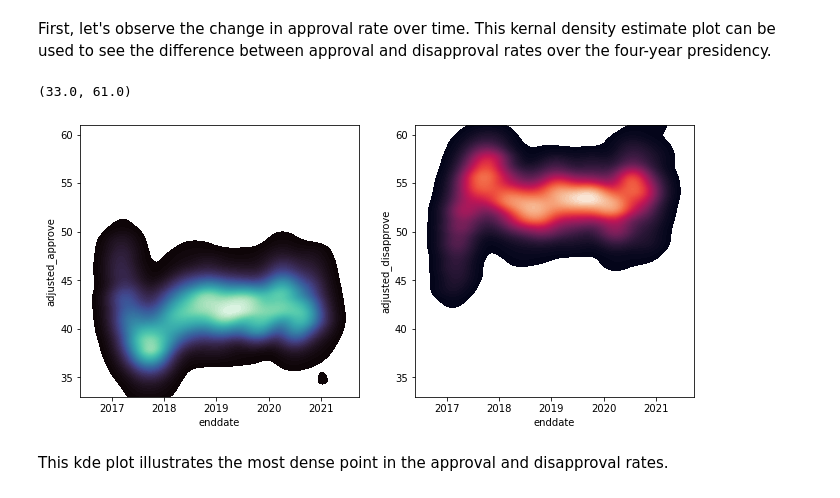
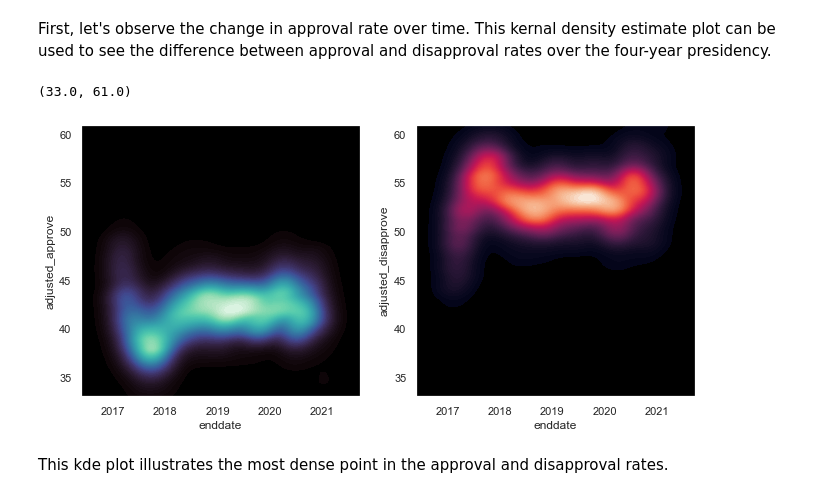
Before and after one commit to anthonyp16/President_Approval_Rate, a Jupyter notebook: Analysis.ipynb, the cells around one changed output. Drawn from its saved outputs; the diff is of its cells as text; code cells hidden in the pictures.

```diff
--- a/Analysis.ipynb
+++ b/Analysis.ipynb
@@ -159,16 +159,16 @@ df_ev_rate.head()
 First, let's observe the change in approval rate over time. This kernal density estimate plot can be used to see the difference between approval and disapproval rates over the four-year presidency.
 # %%
 f, axes = plt.subplots(1, 2, figsize=(11,5))
-#sns.set(rc={'axes.facecolor': 'black', 'grid.color': 'black'})
+sns.set(rc={'axes.facecolor': 'black', 'grid.color': 'black'})
 
 ax = sns.kdeplot(data=df, x='enddate', y='adjusted_approve', levels=100, thresh=0.01, fill=True, cmap='mako', ax=axes[0])
 ax1 = sns.kdeplot(data=df, x='enddate', y='adjusted_disapprove', color='w', levels=100, thresh=0.01, fill=True, cmap='rocket', ax1=axes[1])
 
 ax.set_ylim(33,61)
 ax1.set_ylim(33,61)
 # %% [output]
 (33.0, 61.0)
-[figure, old version]
+[figure, new version]
 # %% [markdown]
 This kde plot illustrates the most dense point in the approval and disapproval rates.
 # %%
```
Also changed, not shown: parts of 2 cells of this notebook.
